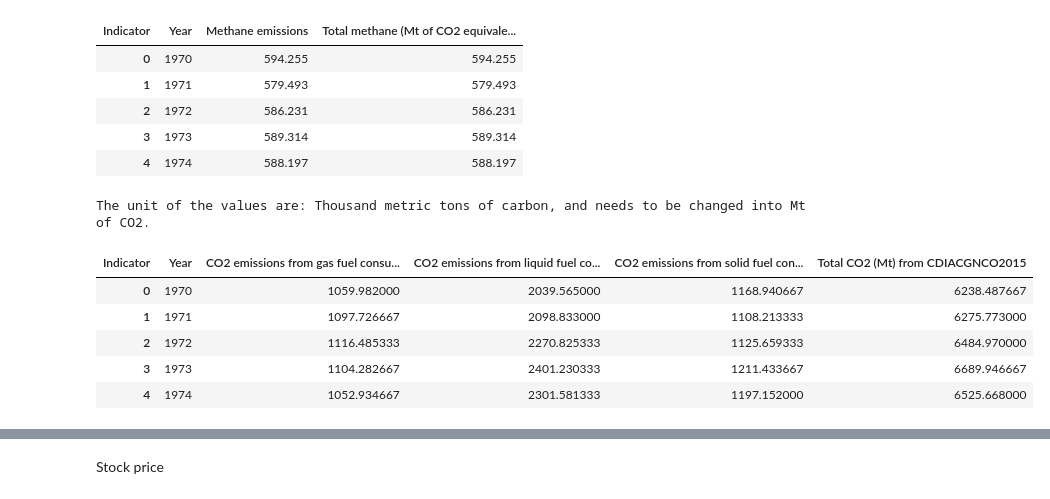
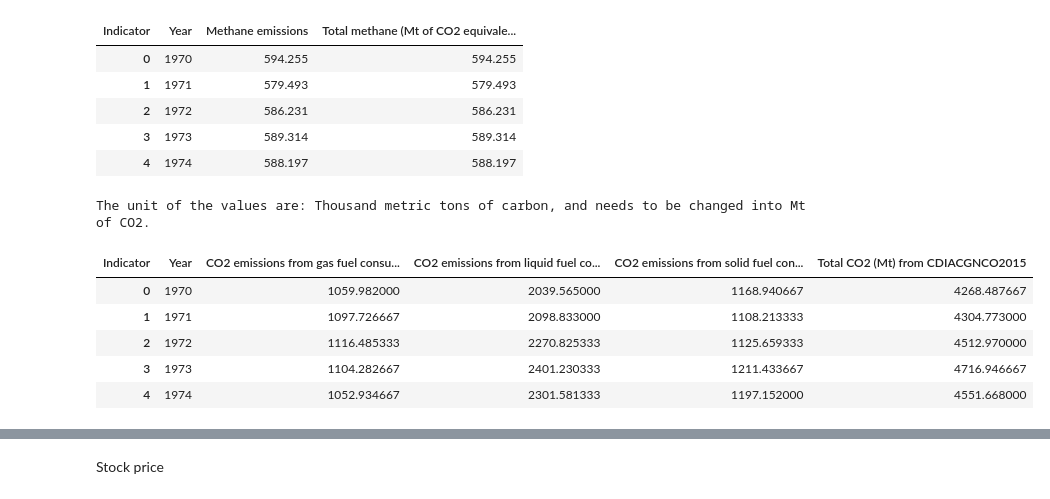
Before and after one commit to qixuan-code/2021_TAMU, a Jupyter notebook: ENVIRONMENT_DATA_ATLAS1.ipynb, the cells around one changed output, grey strips where cells are left out. Saved outputs shown, nothing was run; the diff lists cells and outputs as text; code cells hidden in the pictures.

```diff
--- a/ENVIRONMENT_DATA_ATLAS1.ipynb
+++ b/ENVIRONMENT_DATA_ATLAS1.ipynb
@@ -112,19 +115,20 @@ The unit of the values are: kt of CO2 equivalent, and needs to be changed into M
 # %%
 # No 6: CDI mt CO2 from gas solid liquid fuels
 Indicator6 = ['CO2 emissions from gas fuel consumption', 'CO2 emissions from liquid fuel consumption', 'CO2 emissions from solid fuel consumption']
 df_filter6 = df[(df['Dataset'] == 'CDIACGNCO2015') & (df['Year'] >= 1970) & (df['Indicator'].isin(Indicator6))]
 print('The unit of the values are: {}, and needs to be changed into Mt of CO2.'.format(df_filter6['Unit'].unique()[0]))
-df_6 = pd.crosstab(df_filter6.Year, df_filter6.Indicator, values = df_filter6.Value/1000/12*44, aggfunc = 'sum').reset_index()
+df_6 = pd.crosstab(df_filter6.Year, df_filter6.Indicator, values = df_filter6.Value/1000/12*44, aggfunc = 'sum')
 df_6['Total CO2 (Mt) from CDIACGNCO2015'] = df_6.sum(axis = 1)
+df_6.reset_index(inplace = True)
 df_6.head()
 # %% [output]
 The unit of the values are: Thousand metric tons of carbon, and needs to be changed into Mt of CO2.
 | Indicator | Year | CO2 emissions from gas fuel consu... | CO2 emissions from liquid fuel co... | CO2 emissions from solid fuel con... | Total CO2 (Mt) from CDIACGNCO2015 |
-| 0 | 1970 | 1059.982000 | 2039.565000 | 1168.940667 | 6238.487667 |
-| 1 | 1971 | 1097.726667 | 2098.833000 | 1108.213333 | 6275.773000 |
-| 2 | 1972 | 1116.485333 | 2270.825333 | 1125.659333 | 6484.970000 |
-| 3 | 1973 | 1104.282667 | 2401.230333 | 1211.433667 | 6689.946667 |
-| 4 | 1974 | 1052.934667 | 2301.581333 | 1197.152000 | 6525.668000 |
+| 0 | 1970 | 1059.982000 | 2039.565000 | 1168.940667 | 4268.487667 |
+| 1 | 1971 | 1097.726667 | 2098.833000 | 1108.213333 | 4304.773000 |
+| 2 | 1972 | 1116.485333 | 2270.825333 | 1125.659333 | 4512.970000 |
+| 3 | 1973 | 1104.282667 | 2401.230333 | 1211.433667 | 4716.946667 |
+| 4 | 1974 | 1052.934667 | 2301.581333 | 1197.152000 | 4551.668000 |
 # %%
 for df in [df_1, df_2, df_3, df_6]:
     plt.plot(df['Year'], df.iloc[:,-1], label = df.columns[-1])
```
Also changed, not shown: parts of 21 cells of this notebook.
